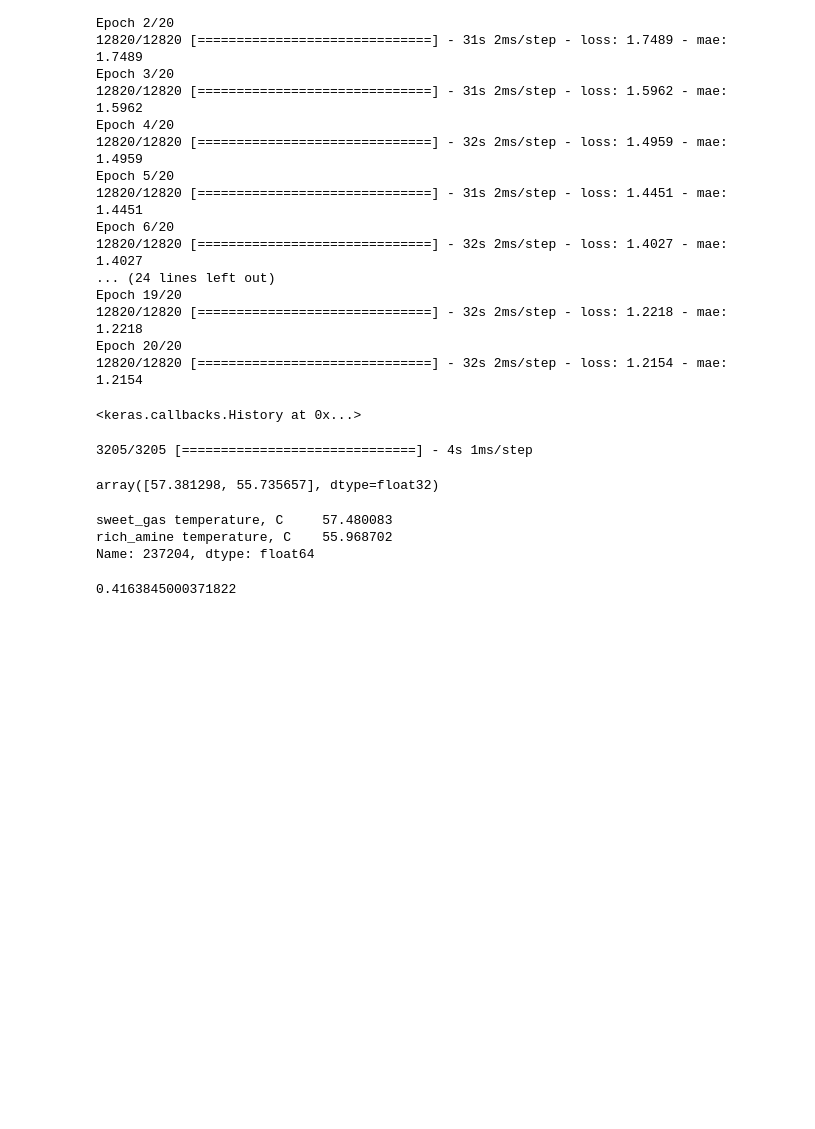
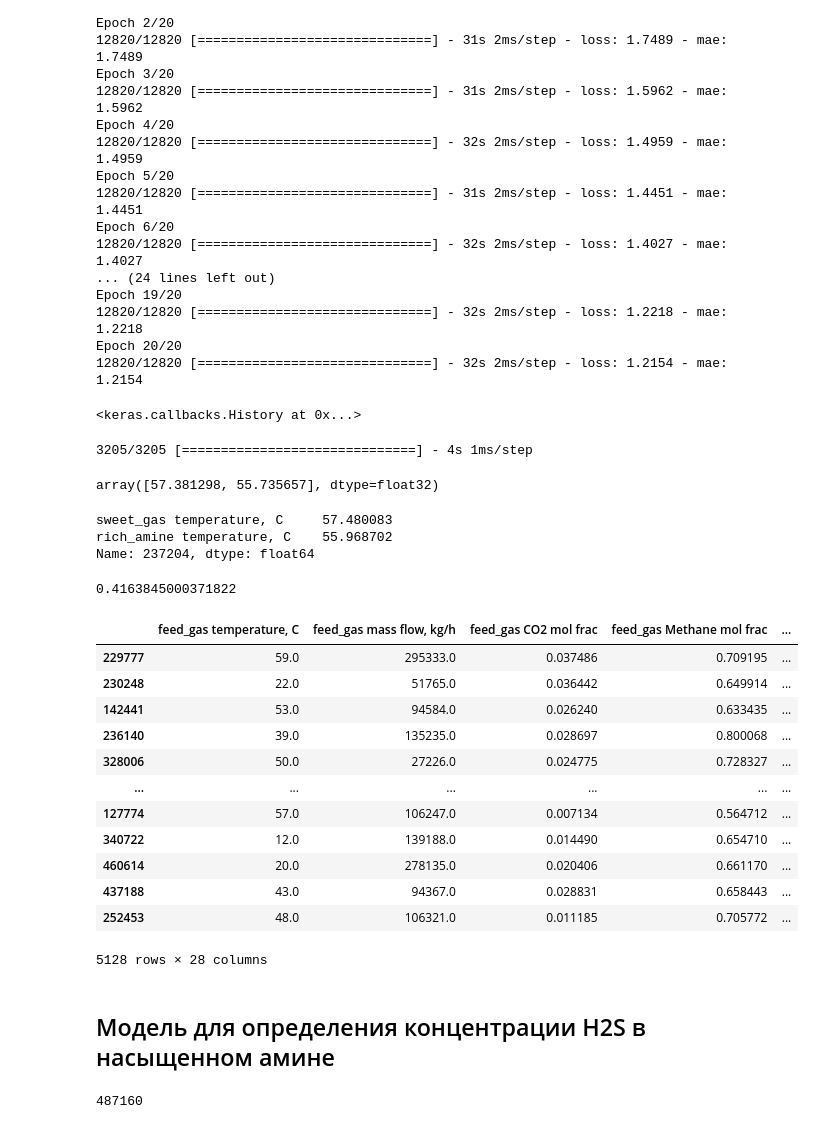
Before and after one commit to Rus-tam/AI_models, a Jupyter notebook: amine_treatment_05_12_2023.ipynb, the cells around one changed output. Cells and saved outputs as stored; diff of their text form; code cells hidden in the pictures; blank space fills up the shorter version.

```diff
--- a/amine_treatment_05_12_2023.ipynb
+++ b/amine_treatment_05_12_2023.ipynb
@@ -170,3 +171,20 @@ Name: 237204, dtype: float64
 0.4163845000371822
 # %%
 prod_temp_model.save('./models/amine_treatment/amine_treatment_prod_temp_model.h5')
+# %%
+sulphur_data = sulphur.sample(frac=0.01)
+sulphur_data
+# %% [output]
+|  | feed_gas temperature, C | feed_gas mass flow, kg/h | feed_gas CO2 mol frac | feed_gas Methane mol frac | ... |
+| 229777 | 59.0 | 295333.0 | 0.037486 | 0.709195 | ... |
+| 230248 | 22.0 | 51765.0 | 0.036442 | 0.649914 | ... |
+| 142441 | 53.0 | 94584.0 | 0.026240 | 0.633435 | ... |
+| 236140 | 39.0 | 135235.0 | 0.028697 | 0.800068 | ... |
+| 328006 | 50.0 | 27226.0 | 0.024775 | 0.728327 | ... |
+| ... | ... | ... | ... | ... | ... |
+| 127774 | 57.0 | 106247.0 | 0.007134 | 0.564712 | ... |
+| 340722 | 12.0 | 139188.0 | 0.014490 | 0.654710 | ... |
+| 460614 | 20.0 | 278135.0 | 0.020406 | 0.661170 | ... |
+| 437188 | 43.0 | 94367.0 | 0.028831 | 0.658443 | ... |
+| 252453 | 48.0 | 106321.0 | 0.011185 | 0.705772 | ... |
+5128 rows × 28 columns
@@ -172,0 +193,7 @@ prod_temp_model.save('./models/amine_treatment/amine_treatment_prod_temp_model.h
+# %% [markdown]
+## Модель для определения концентрации H2S в насыщенном амине
+# %%
+mini_data = data.sample(frac=0.95)
+len(mini_data)
+# %% [output]
+487160
```
Also changed, not shown: parts of 20 cells of this notebook, 1 other file.
